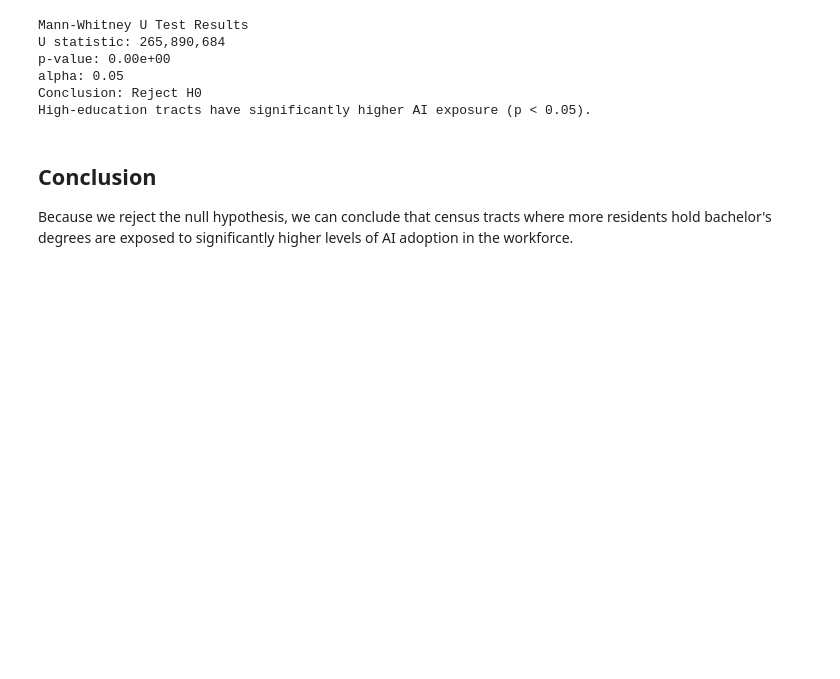
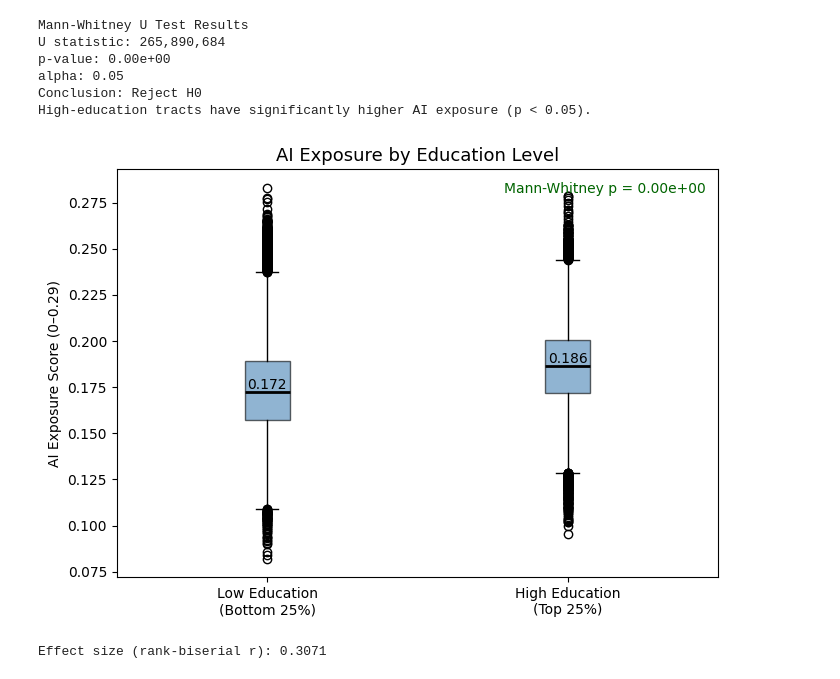
Before and after one commit to raelynncui/ai_exposure, a Jupyter notebook: hypothesis_testing.ipynb, the cells around one changed output. Drawn from its saved outputs; the diff is of its cells as text; code cells hidden in the pictures; blank space fills up the shorter version.

Commit message:
hypothesis test update

```diff
--- a/hypothesis_testing.ipynb
+++ b/hypothesis_testing.ipynb
@@ -73,7 +73,37 @@ p-value: 0.00e+00
 alpha: 0.05
 Conclusion: Reject H0
 High-education tracts have significantly higher AI exposure (p < 0.05).
-# %% [markdown]
-## Conclusion
-
-Because we reject the null hypothesis, we can conclude that census tracts where more residents hold bachelor's degrees are exposed to significantly higher levels of AI adoption in the workforce.
+# %%
+import matplotlib.pyplot as plt
+
+fig, ax = plt.subplots(figsize=(7, 5))
+
+ax.boxplot(
+    [low_ed, high_ed],
+    labels=['Low Education\n(Bottom 25%)', 'High Education\n(Top 25%)'],
+    patch_artist=True,
+    boxprops=dict(facecolor='steelblue', alpha=0.6),
+    medianprops=dict(color='black', linewidth=2)
+)
+
+med_low = np.median(low_ed)
+med_high = np.median(high_ed)
+ax.text(1, med_low, f'{med_low:.3f}', ha='center', va='bottom')
+ax.text(2, med_high, f'{med_high:.3f}', ha='center', va='bottom')
+
+ax.set_title('AI Exposure by Education Level', fontsize=13)
+ax.set_ylabel('AI Exposure Score (0–0.29)')
+ax.text(0.98, 0.97, f'Mann-Whitney p = {p_value:.2e}', transform=ax.transAxes,
+        ha='right', va='top', fontsize=10, color='darkgreen')
+
+plt.tight_layout()
+plt.show()
+# %% [output]
+[figure, added]
+# %%
+# Rank-biserial correlation: effect size for Mann-Whitney
+n1, n2 = len(high_ed), len(low_ed)
+rank_biserial = (2 * stat) / (n1 * n2) - 1
+print(f"Effect size (rank-biserial r): {rank_biserial:.4f}")
+# %% [output]
+Effect size (rank-biserial r): 0.3071
```
Also changed, not shown: parts of 1 cell of this notebook.
